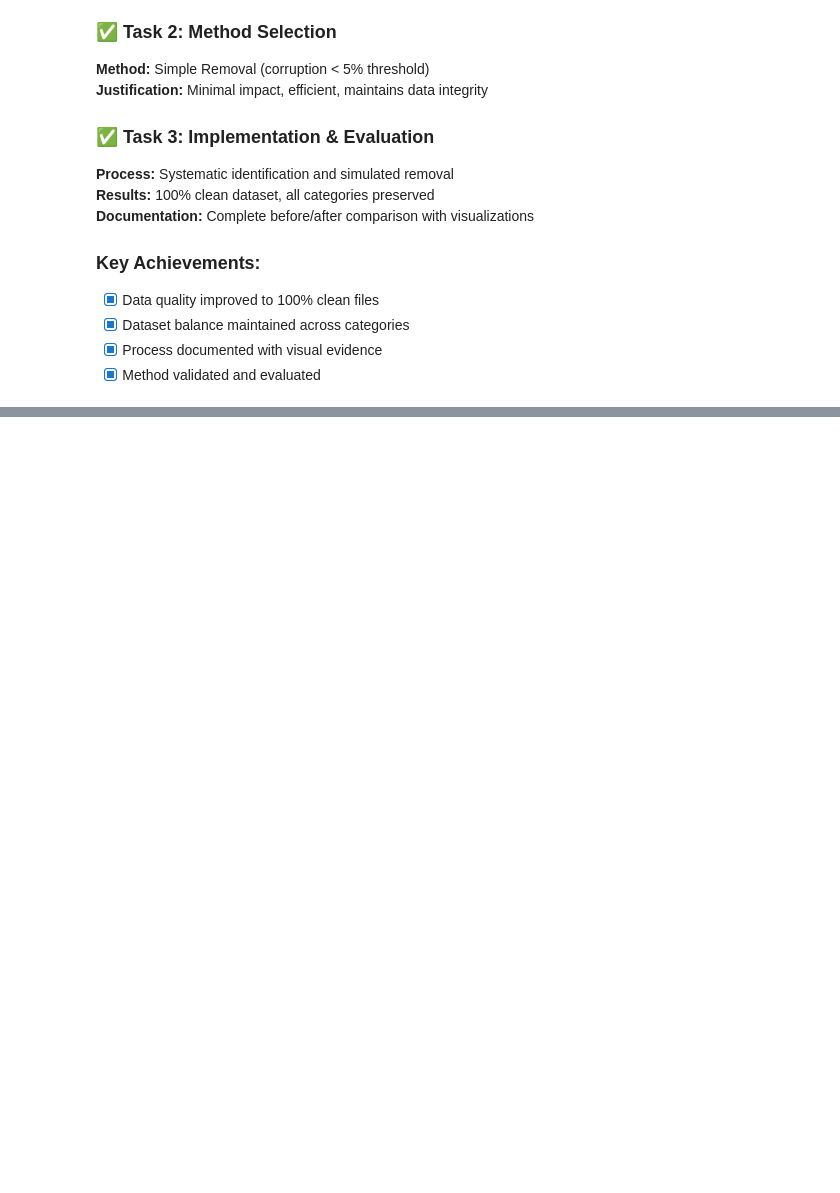
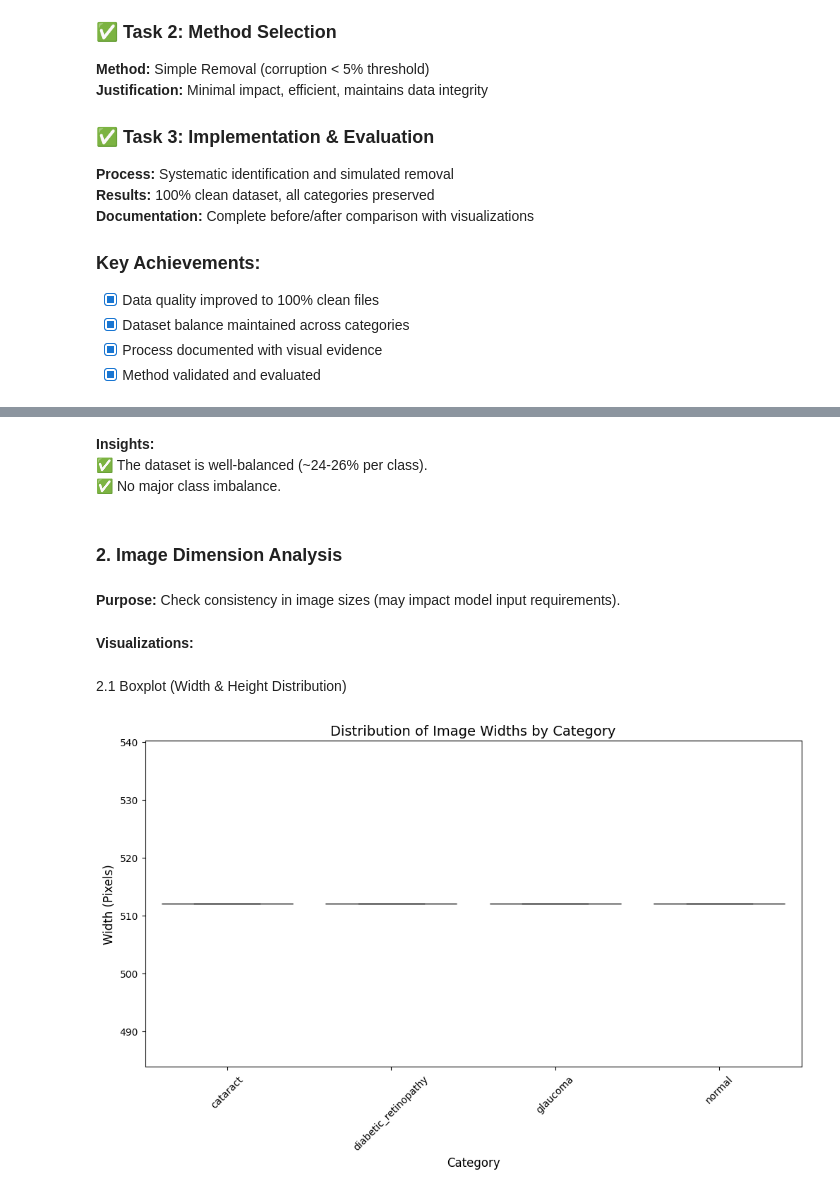
Before and after one commit to IsaacJM03/Recess-Project-Year-2, a Jupyter notebook: eye_disease.ipynb, the cells around one changed output, grey strips where cells are left out. Cells and saved outputs as stored; diff of their text form; code cells hidden in the pictures; blank space fills up the shorter version.

```diff
--- a/eye_disease.ipynb
+++ b/eye_disease.ipynb
@@ -2052,0 +945,22 @@ TASK 12: FINAL CONCLUSIONS & COMPREHENSIVE REPORT
+# %% [markdown]
+**Insights:**<br>
+✅ The dataset is well-balanced (~24-26% per class).<br>
+✅ No major class imbalance.
+# %% [markdown]
+### 2. Image Dimension Analysis
+# %% [markdown]
+**Purpose:** Check consistency in image sizes (may impact model input requirements).
+# %% [markdown]
+**Visualizations:**
+# %% [markdown]
+2.1 Boxplot (Width & Height Distribution)
+# %%
+plt.figure(figsize=(12, 6))
+sns.boxplot(data=dimension_df, x='category', y='avg_width', palette='Blues')
+plt.title('Distribution of Image Widths by Category', fontsize=14)
+plt.xlabel('Category', fontsize=12)
+plt.ylabel('Width (Pixels)', fontsize=12)
+plt.xticks(rotation=45)
+plt.show()
+# %% [output]
+[figure, added]
```
Also changed, not shown: parts of 43 cells of this notebook.
